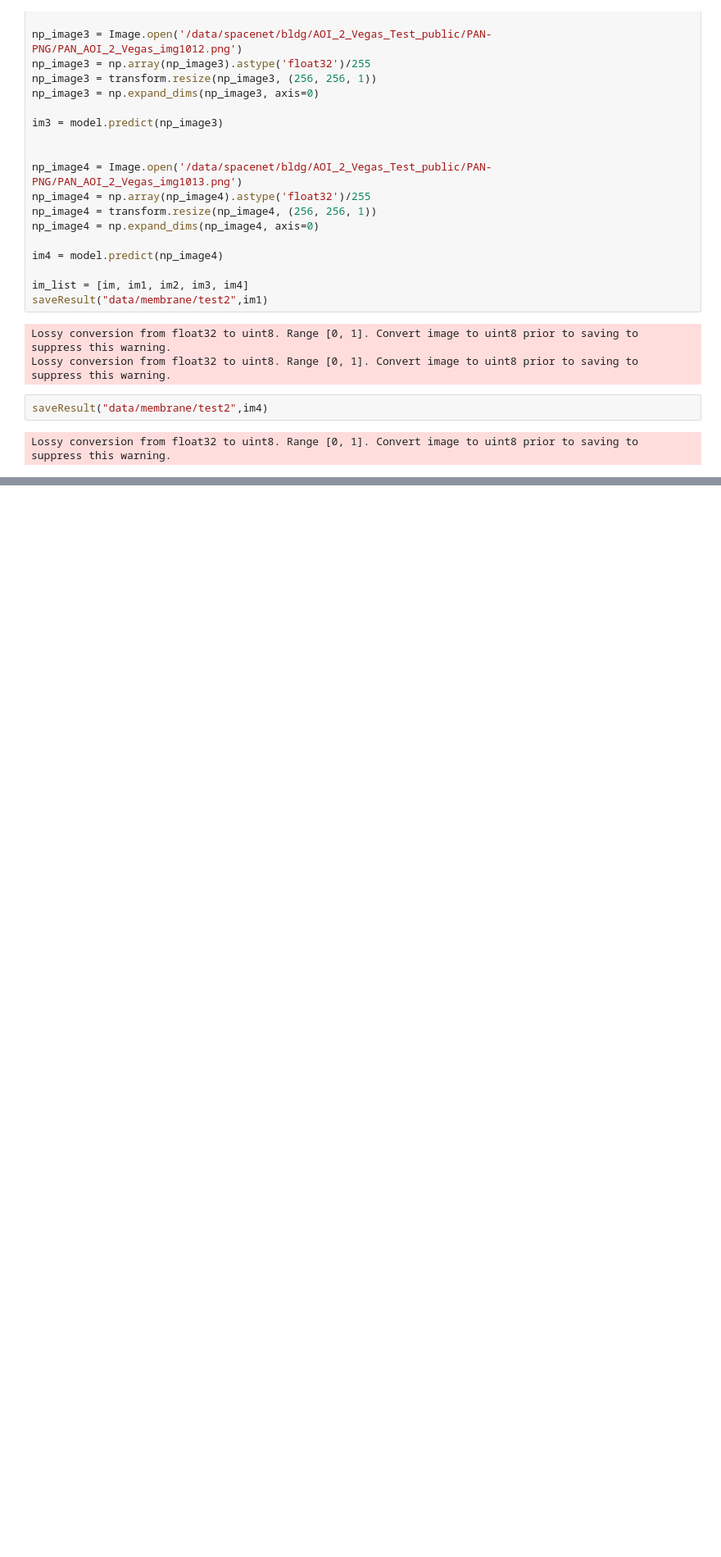
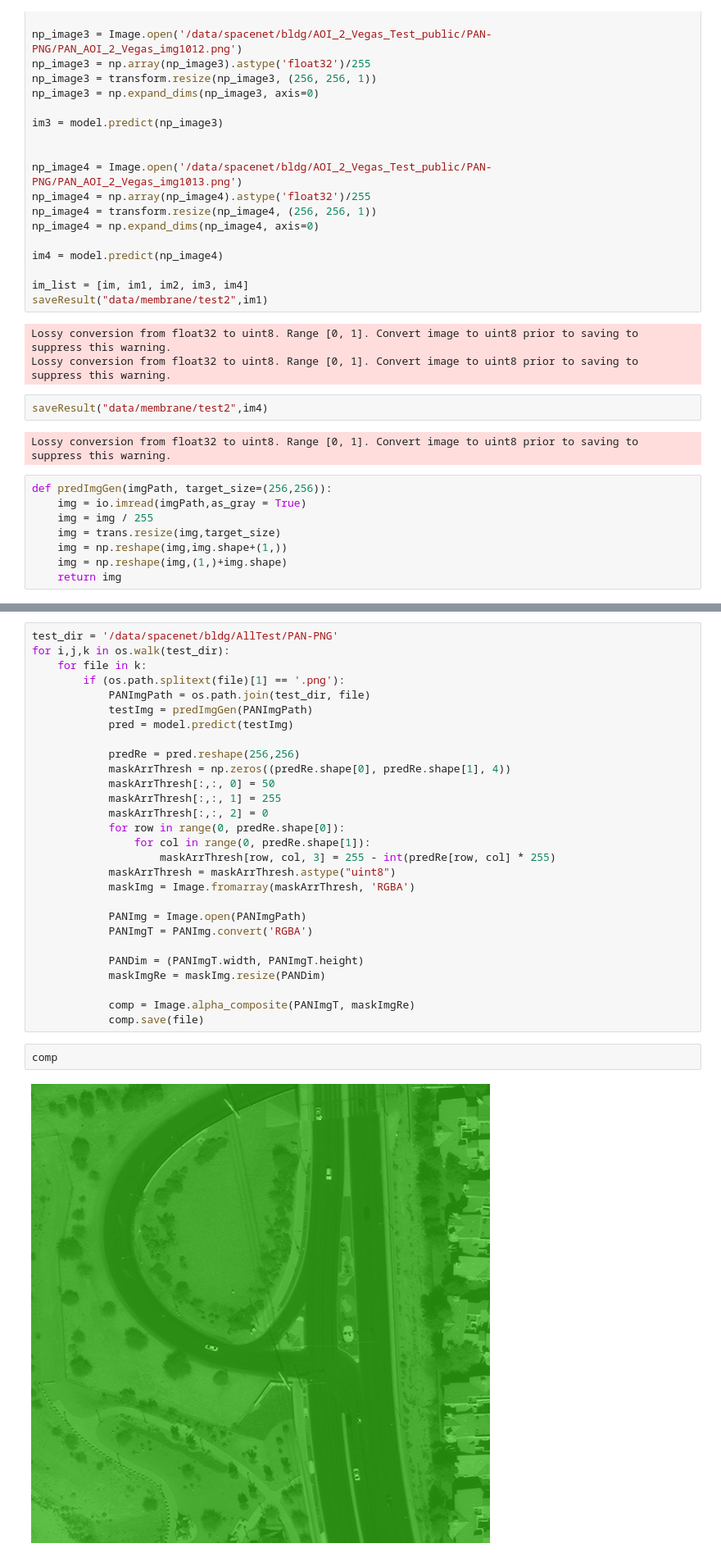
Before and after one commit to wp-cdas/UNet-Humphries, a Jupyter notebook: trainUnet.ipynb, the cells around one changed output, grey strips where cells are left out. Shown at 82% size. Drawn from its saved outputs; the diff is of its cells as text; blank space fills up the shorter version.

```diff
--- a/trainUnet.ipynb
+++ b/trainUnet.ipynb
@@ -121,3 +123,11 @@ Lossy conversion from float32 to uint8. Range [0, 1]. Convert image to uint8 pri
 saveResult("data/membrane/test2",im4)
 # %% [output]
 Lossy conversion from float32 to uint8. Range [0, 1]. Convert image to uint8 prior to saving to suppress this warning.
+# %%
+def predImgGen(imgPath, target_size=(256,256)):
+    img = io.imread(imgPath,as_gray = True)
+    img = img / 255
+    img = trans.resize(img,target_size)
+    img = np.reshape(img,img.shape+(1,))
+    img = np.reshape(img,(1,)+img.shape)
+    return img
@@ -123,0 +142,32 @@ Lossy conversion from float32 to uint8. Range [0, 1]. Convert image to uint8 pri
+# %%
+test_dir = '/data/spacenet/bldg/AllTest/PAN-PNG'
+for i,j,k in os.walk(test_dir):
+    for file in k:
+        if (os.path.splitext(file)[1] == '.png'):
+            PANImgPath = os.path.join(test_dir, file)
+            testImg = predImgGen(PANImgPath)
+            pred = model.predict(testImg)
+
+            predRe = pred.reshape(256,256)
+            maskArrThresh = np.zeros((predRe.shape[0], predRe.shape[1], 4))
+            maskArrThresh[:,:, 0] = 50
+            maskArrThresh[:,:, 1] = 255
+            maskArrThresh[:,:, 2] = 0
+            for row in range(0, predRe.shape[0]):
+                for col in range(0, predRe.shape[1]):
+                    maskArrThresh[row, col, 3] = 255 - int(predRe[row, col] * 255)
+            maskArrThresh = maskArrThresh.astype("uint8")
+            maskImg = Image.fromarray(maskArrThresh, 'RGBA')
+
+            PANImg = Image.open(PANImgPath)
+            PANImgT = PANImg.convert('RGBA')
+
+            PANDim = (PANImgT.width, PANImgT.height)
+            maskImgRe = maskImg.resize(PANDim)
+
+            comp = Image.alpha_composite(PANImgT, maskImgRe)
+            comp.save(file)
+# %%
+comp
+# %% [output]
+[figure, added]
```
Also changed, not shown: parts of 5 cells of this notebook, 2 other files.
